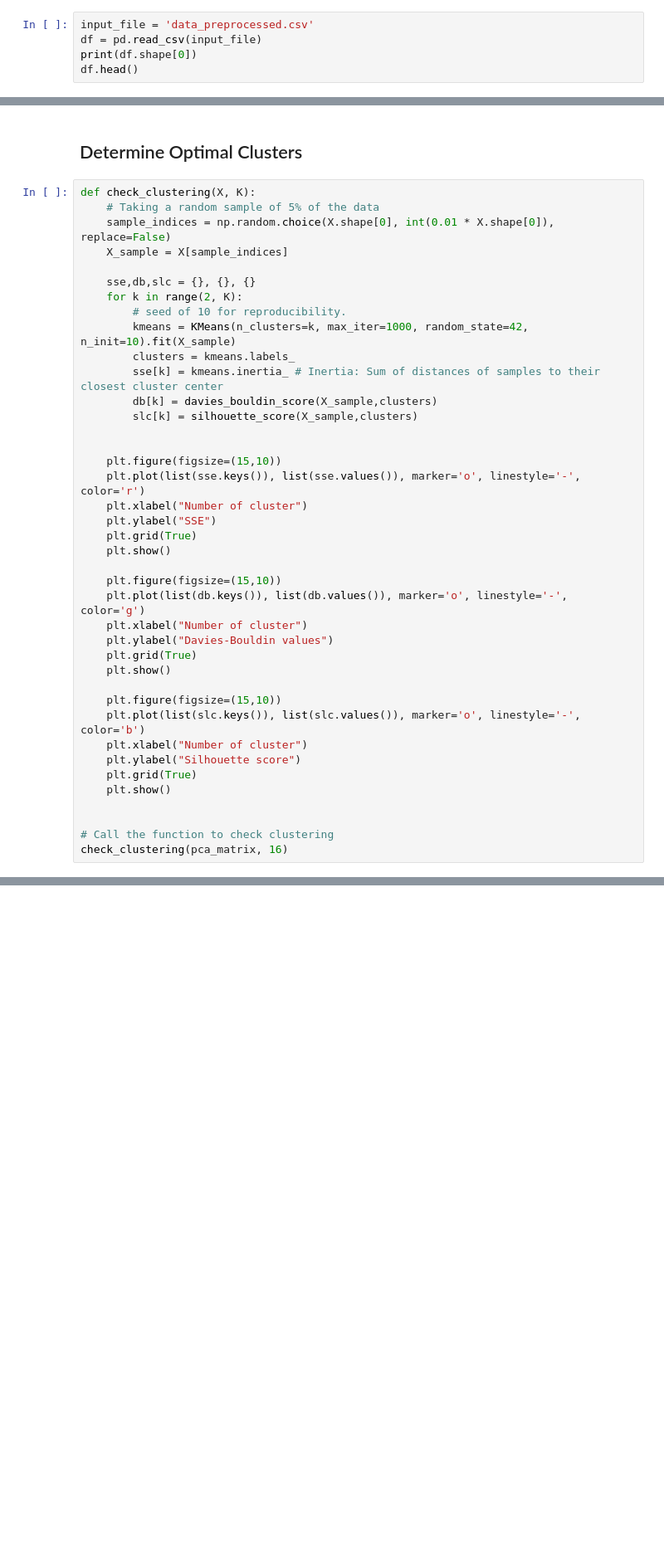
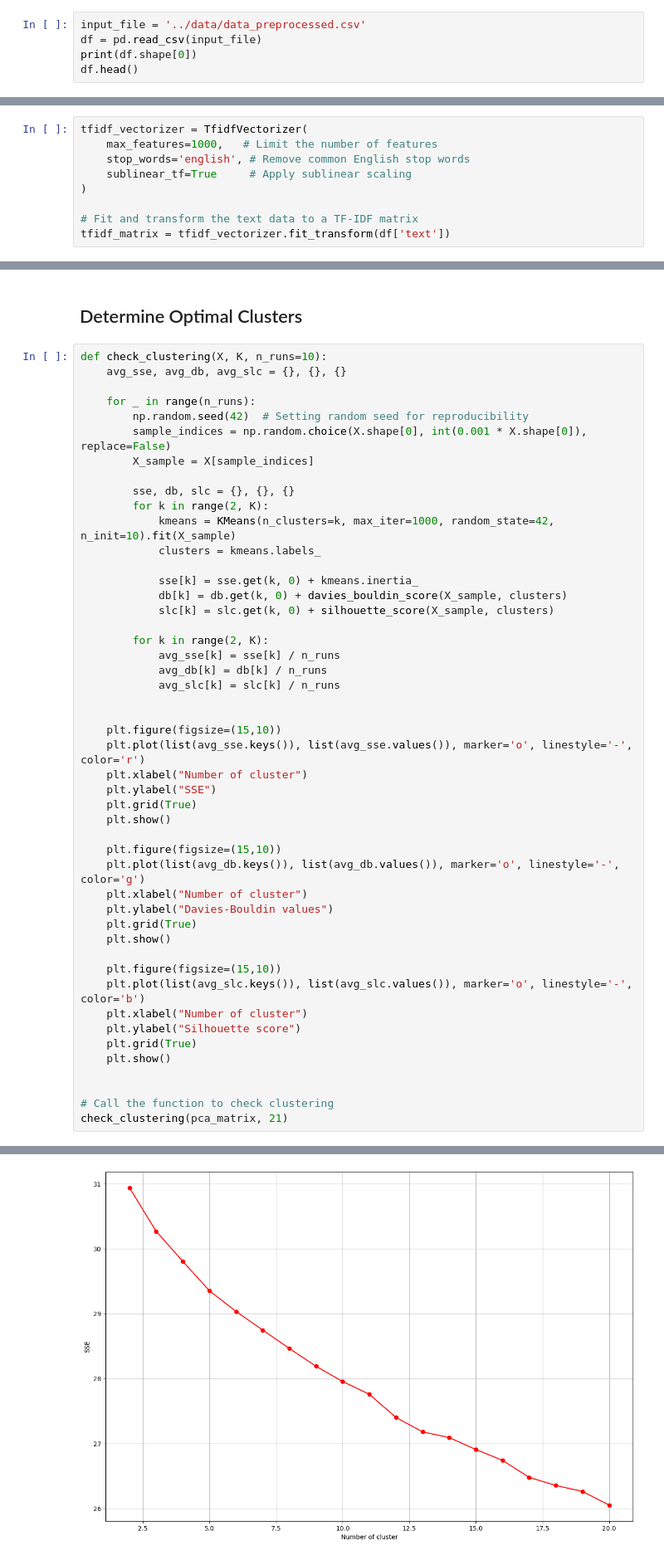
Before and after one commit to mohamadsolouki/Scientific-Trend-Analysis, a Jupyter notebook: notebooks/3- clustering.ipynb, the cells around one changed output, grey strips where cells are left out. Shown at 83% size. Cells and saved outputs as stored; diff of their text form; blank space fills up the shorter version.

```diff
--- a/notebooks/3- clustering.ipynb
+++ b/notebooks/3- clustering.ipynb
@@ -16,7 +15,7 @@ import seaborn as sns
 # %% [markdown]
 ## Load and Preview Data
 # %%
-input_file = 'data_preprocessed.csv'
+input_file = '../data/data_preprocessed.csv'
 df = pd.read_csv(input_file)
 print(df.shape[0])
 df.head()
@@ -70,2 +32,11 @@ tfidf_matrix = tfidf_vectorizer.fit_transform(df['text'])
+# %%
+tfidf_vectorizer = TfidfVectorizer(
+    max_features=1000,   # Limit the number of features
+    stop_words='english', # Remove common English stop words
+    sublinear_tf=True     # Apply sublinear scaling
+)
+
+# Fit and transform the text data to a TF-IDF matrix
+tfidf_matrix = tfidf_vectorizer.fit_transform(df['text'])
 # %%
 # Show top 50 features (unigrams and bigrams)
@@ -83,37 +72,45 @@ pca_matrix = pca.fit_transform(tfidf_matrix.toarray())
 # %% [markdown]
 ## Determine Optimal Clusters
 # %%
-def check_clustering(X, K):
-    # Taking a random sample of 5% of the data
-    sample_indices = np.random.choice(X.shape[0], int(0.01 * X.shape[0]), replace=False)
-    X_sample = X[sample_indices]
+def check_clustering(X, K, n_runs=10):
+    avg_sse, avg_db, avg_slc = {}, {}, {}
 
-    sse,db,slc = {}, {}, {}
-    for k in range(2, K):
-        # seed of 10 for reproducibility.
-        kmeans = KMeans(n_clusters=k, max_iter=1000, random_state=42, n_init=10).fit(X_sample)
-        clusters = kmeans.labels_
-        sse[k] = kmeans.inertia_ # Inertia: Sum of distances of samples to their closest cluster center
-        db[k] = davies_bouldin_score(X_sample,clusters)
-        slc[k] = silhouette_score(X_sample,clusters)
+    for _ in range(n_runs):
+        np.random.seed(42)  # Setting random seed for reproducibility
+        sample_indices = np.random.choice(X.shape[0], int(0.001 * X.shape[0]), replace=False)
+        X_sample = X[sample_indices]
+
+        sse, db, slc = {}, {}, {}
+        for k in range(2, K):
+            kmeans = KMeans(n_clusters=k, max_iter=1000, random_state=42, n_init=10).fit(X_sample)
+            clusters = kmeans.labels_
+
+            sse[k] = sse.get(k, 0) + kmeans.inertia_
+            db[k] = db.get(k, 0) + davies_bouldin_score(X_sample, clusters)
+            slc[k] = slc.get(k, 0) + silhouette_score(X_sample, clusters)
+
+        for k in range(2, K):
+            avg_sse[k] = sse[k] / n_runs
+            avg_db[k] = db[k] / n_runs
+            avg_slc[k] = slc[k] / n_runs
 
 
     plt.figure(figsize=(15,10))
-    plt.plot(list(sse.keys()), list(sse.values()), marker='o', linestyle='-', color='r')
+    plt.plot(list(avg_sse.keys()), list(avg_sse.values()), marker='o', linestyle='-', color='r')
     plt.xlabel("Number of cluster")
     plt.ylabel("SSE")
     plt.grid(True)
     plt.show()
 
     plt.figure(figsize=(15,10))
-    plt.plot(list(db.keys()), list(db.values()), marker='o', linestyle='-', color='g')
+    plt.plot(list(avg_db.keys()), list(avg_db.values()), marker='o', linestyle='-', color='g')
     plt.xlabel("Number of cluster")
     plt.ylabel("Davies-Bouldin values")
     plt.grid(True)
     plt.show()
 
     plt.figure(figsize=(15,10))
-    plt.plot(list(slc.keys()), list(slc.values()), marker='o', linestyle='-', color='b')
+    plt.plot(list(avg_slc.keys()), list(avg_slc.values()), marker='o', linestyle='-', color='b')
     plt.xlabel("Number of cluster")
     plt.ylabel("Silhouette score")
     plt.grid(True)
@@ -121,4 +118,5 @@ def check_clustering(X, K):
 
 
 # Call the function to check clustering
-check_clustering(pca_matrix, 16)
+check_clustering(pca_matrix, 21)
+# %% [output]
@@ -124,0 +128 @@ check_clustering(pca_matrix, 16)
+[figure, added]
```
Also changed, not shown: parts of 9 cells of this notebook, 9 other files.
